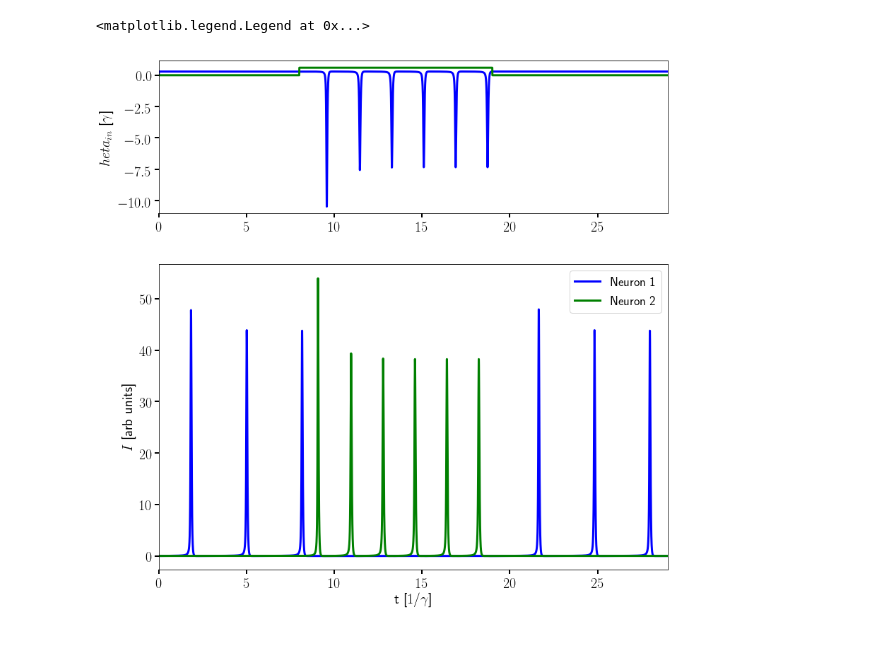
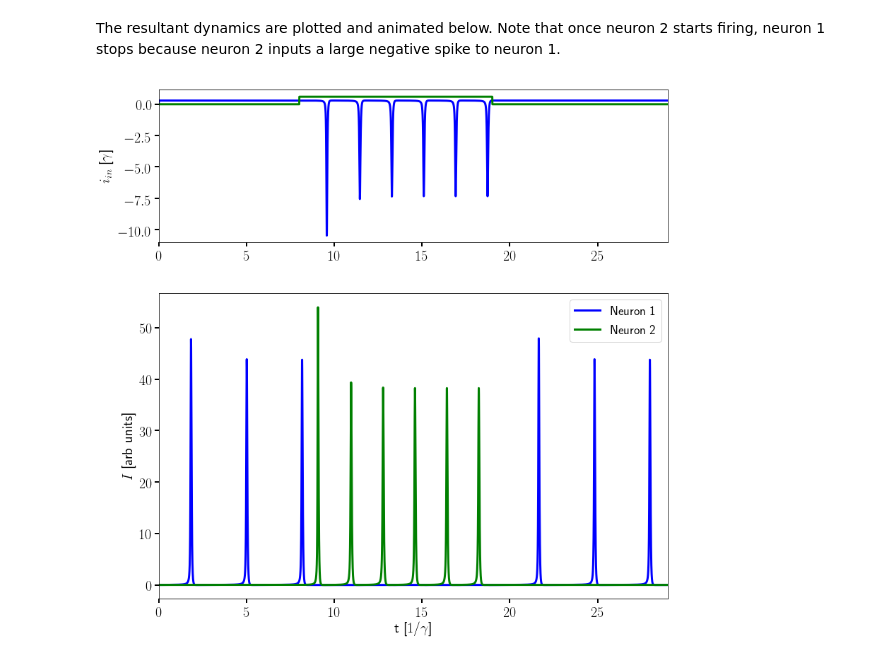
Before and after one commit to jabbate7/PhotonicNeuronSimulator, a Jupyter notebook: Network_plots.ipynb, the cells around one changed output. Saved outputs shown, nothing was run; the diff lists cells and outputs as text; code cells hidden in the pictures.

```diff
--- a/Network_plots.ipynb
+++ b/Network_plots.ipynb
@@ -156,26 +154,10 @@ Elapsed time is 1.6313554250082234 seconds
-# %%
-#plot
-fig2=plt.figure()
-ax1=fig2.add_axes([0,0.0, 1, 0.6])
-ax2=fig2.add_axes([0,.7, 1, 0.3])
-
-# plot steady states
-
-# plot Neuron state and input current
-for ind in range(output2.shape[1]):
-    ax1.plot(time2, output2[:,ind],label='Neuron {}'.format(ind+1))
-    ax2.plot(time2, input2[:,ind])
-
-ax1.set_xlabel('t [$1/\gamma$]')
-ax1.set_ylabel('$I$ [arb units]')
-ax2.set_ylabel('$\theta_{in}$ [$\gamma$]')
-
-ax1.set_xlim(time2[0], time2[-1])
-ax2.set_xlim(time2[0], time2[-1])
-ax1.legend()
-# %% [output]
-<matplotlib.legend.Legend at 0x...>
-[figure, removed]
+# %% [markdown]
+The resultant dynamics are plotted and animated below.  Note that once neuron 2 starts firing, neuron 1 stops because neuron 2 inputs a large negative spike to neuron 1.
+# %%
+#use visualize_plot to generate a quick plot of the network dynamics
+fig2=network2.visualize_plot(input2, output2, time2)
+# %% [output]
+[figure, added]
 # %%
 #network2.visualize()
 an2 = network2.visualize_animation(inputs=in2, outputs=output2)
```
Also changed, not shown: parts of 17 cells of this notebook, 1 other file.
